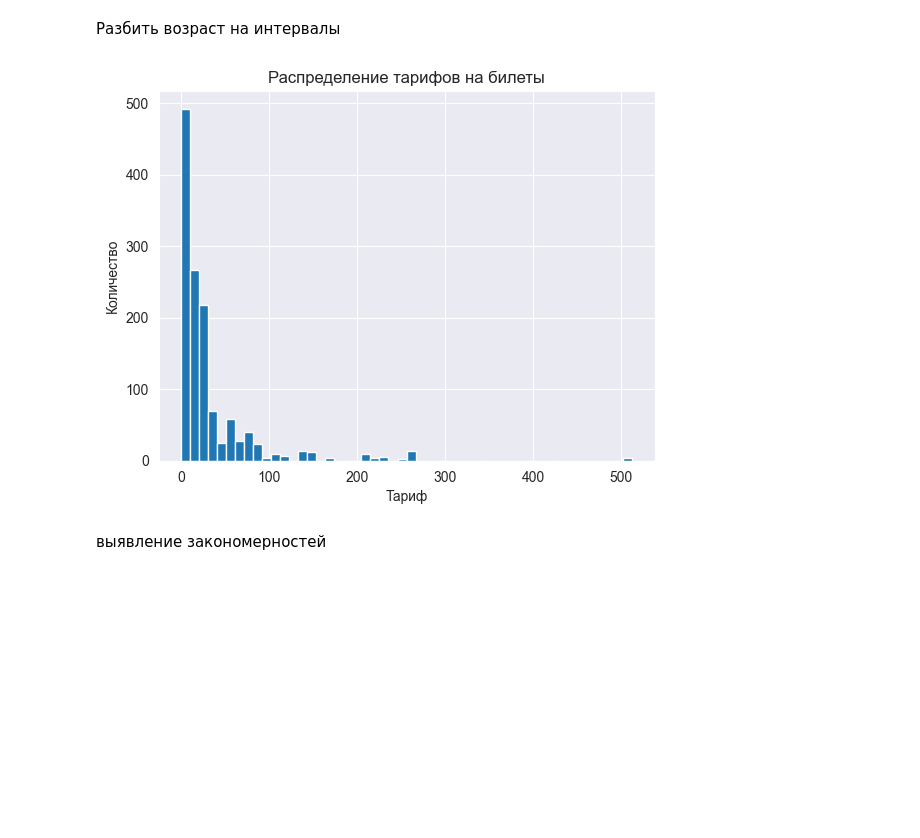
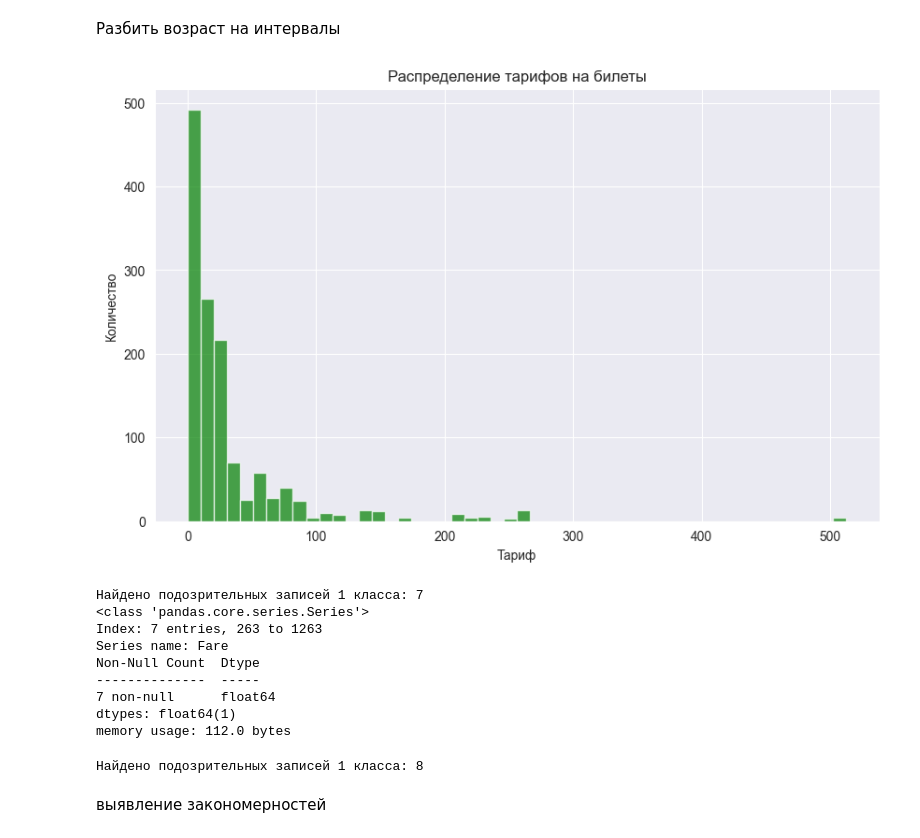
Before and after one commit to M0NTANN/S_l1_, a Jupyter notebook: l2.ipynb, the cells around one changed output. Drawn from its saved outputs; the diff is of its cells as text; code cells hidden in the pictures; blank space fills up the shorter version.

```diff
--- a/l2.ipynb
+++ b/l2.ipynb
@@ -32,7 +32,9 @@ plt.show()
 
 def fill_age(row):
     if pd.isna(row['Age']):
-        return full_data[(full_data['Pclass'] == row['Pclass']) & (full_data['Sex'] == row['Sex'])]['Age'].median()
+        # Используем медиану по классу и полу
+        return full_data[(full_data['Pclass'] == row['Pclass']) &
+                         (full_data['Sex'] == row['Sex'])]['Age'].median()
     return row['Age']
 
 full_data['Age'] = full_data.apply(fill_age, axis=1)
@@ -56,19 +58,42 @@ dtype: int64
 # %%
 bins = [0, 18, 60, full_data['Age'].max() + 1]
 labels = ['дети', 'средний возраст', 'старшие']
 full_data['Age_Cat'] = pd.cut(full_data['Age'], bins=bins, labels=labels, right=False)
-plt.hist(full_data['Fare'], bins=50)
+plt.figure(figsize=(10, 6))
+plt.hist(full_data['Fare'], bins=50, color='green', alpha=0.7)
 plt.xlabel('Тариф')
 plt.ylabel('Количество')
 plt.title('Распределение тарифов на билеты')
 plt.show()
-suspicious_1class = full_data[(full_data['Pclass'] == 1) & (full_data['Fare'] < 10)]
-suspicious_1class.to_csv('suspicious_fares.csv', index=False)
+suspicious_1class = full_data[(full_data['Pclass'] == 1) & (full_data['Fare'] == 0) ]
+if not suspicious_1class.empty:
+    print(f"Найдено подозрительных записей 1 класса: {len(suspicious_1class)}")
+    suspicious_1class.to_csv('suspicious_fares.csv', index=False)
+else:
+    print("Подозрительных записей 1 класса не найдено")
+
+suspicious_1class['Fare'].describe()
 # %% [output]
-[figure, old version]
+[figure, new version]
+Найдено подозрительных записей 1 класса: 7
+<class 'pandas.core.series.Series'>
+Index: 7 entries, 263 to 1263
+Series name: Fare
+Non-Null Count  Dtype
+--------------  -----
+7 non-null      float64
+dtypes: float64(1)
+memory usage: 112.0 bytes
 # %%
 full_data['Family_Size'] = full_data['SibSp'] + full_data['Parch'] + 1
-largest_families = full_data.sort_values('Family_Size', ascending=False).head(5)
+lsuspicious_1class = full_data[(full_data['Pclass'] == 1) & (full_data['Fare'] < 10)]
+if not suspicious_1class.empty:
+    print(f"Найдено подозрительных записей 1 класса: {len(suspicious_1class)}")
+    suspicious_1class.to_csv('suspicious_fares.csv', index=False)
+else:
+    print("Подозрительных записей 1 класса не найдено")
+# %% [output]
+Найдено подозрительных записей 1 класса: 8
 # %% [markdown]
 выявление закономерностей
 # %%
```
Also changed, not shown: parts of 3 cells of this notebook, 4 other files.
